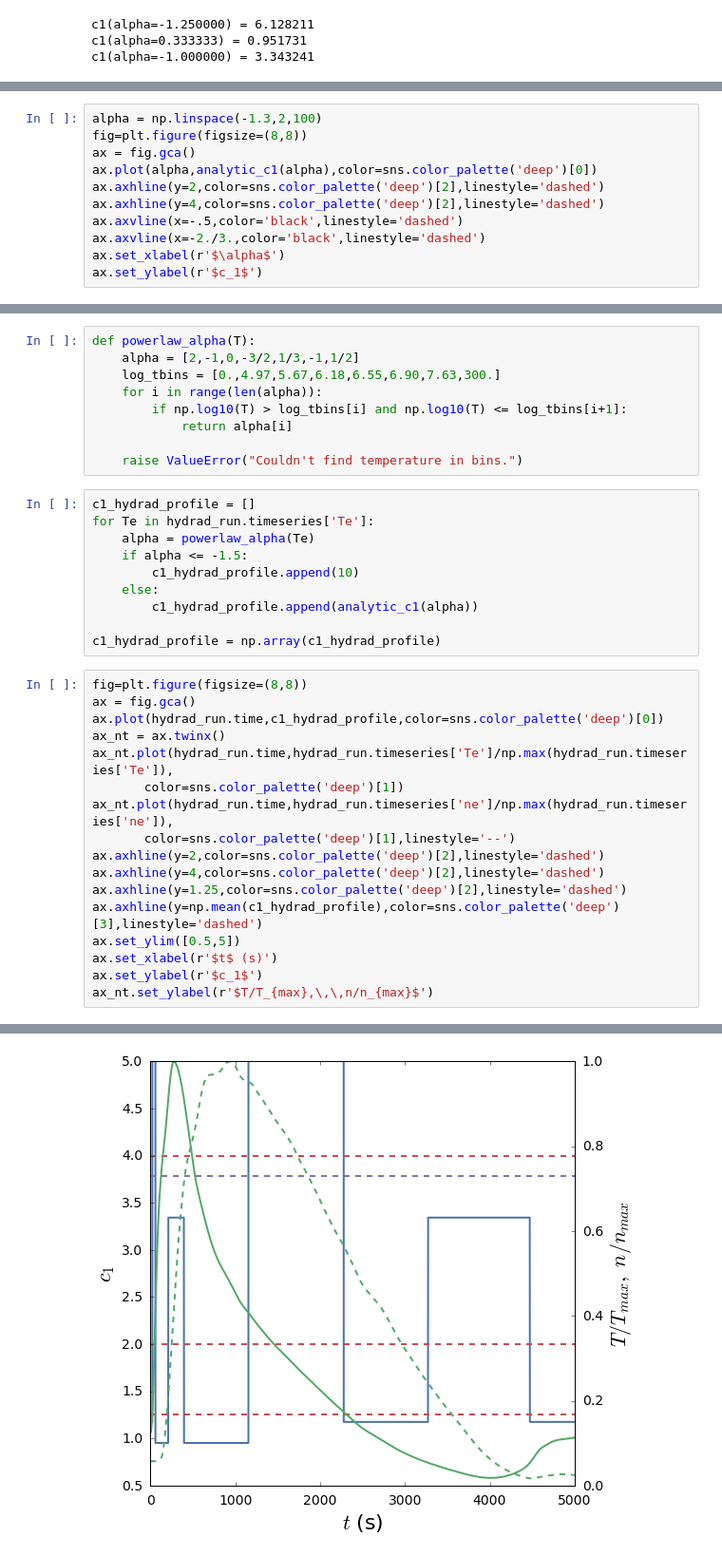
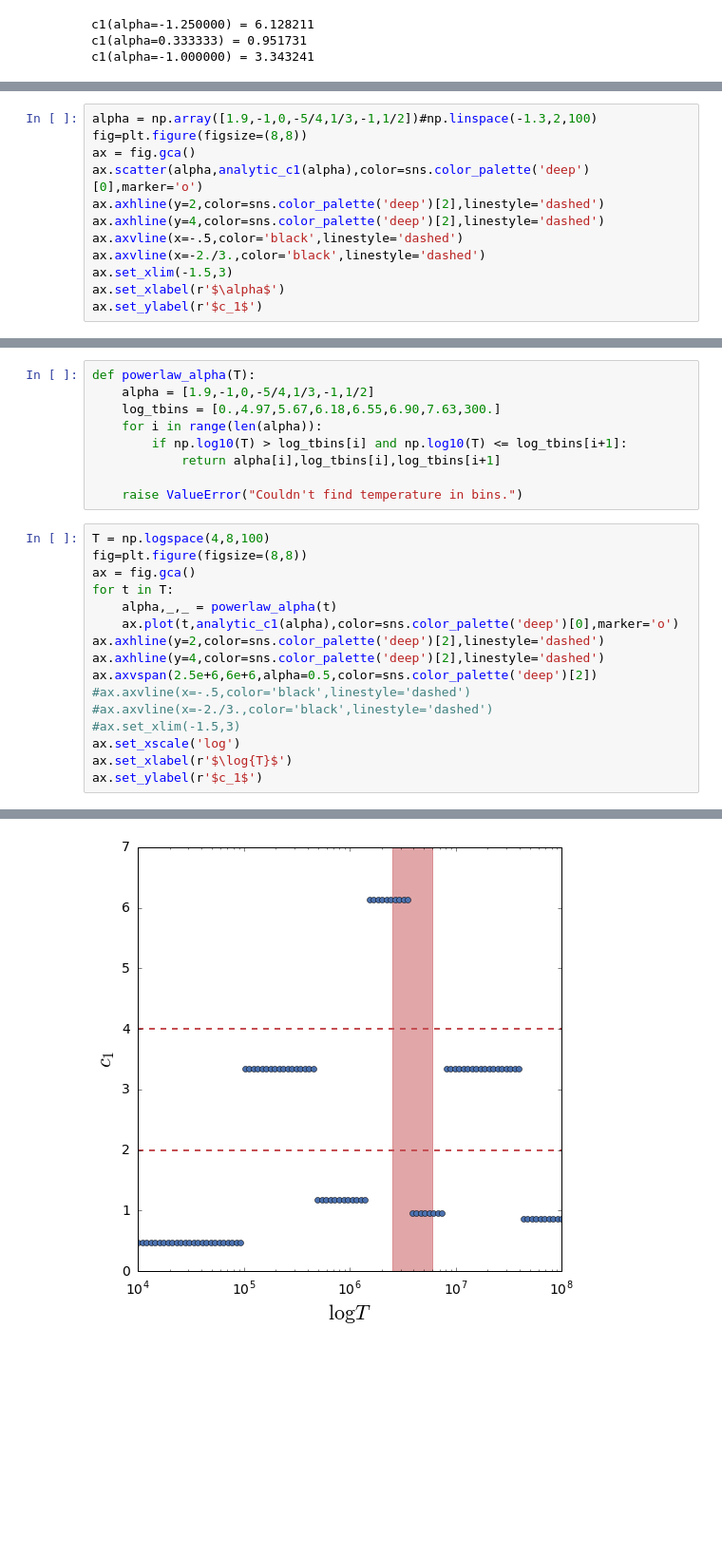
Before and after one commit to wtbarnes/research_notebook, a Jupyter notebook: EBTEL/c1_ratio_testing.ipynb, the cells around one changed output, grey strips where cells are left out. Shown at 95% size. Cells and saved outputs as stored; diff of their text form; blank space fills up the shorter version.

```diff
--- a/EBTEL/c1_ratio_testing.ipynb
+++ b/EBTEL/c1_ratio_testing.ipynb
@@ -449,12 +488,13 @@ c1(alpha=-1.000000) = 3.343241
 # %%
-alpha = np.linspace(-1.3,2,100)
+alpha = np.array([1.9,-1,0,-5/4,1/3,-1,1/2])#np.linspace(-1.3,2,100)
 fig=plt.figure(figsize=(8,8))
 ax = fig.gca()
-ax.plot(alpha,analytic_c1(alpha),color=sns.color_palette('deep')[0])
+ax.scatter(alpha,analytic_c1(alpha),color=sns.color_palette('deep')[0],marker='o')
 ax.axhline(y=2,color=sns.color_palette('deep')[2],linestyle='dashed')
 ax.axhline(y=4,color=sns.color_palette('deep')[2],linestyle='dashed')
 ax.axvline(x=-.5,color='black',linestyle='dashed')
 ax.axvline(x=-2./3.,color='black',linestyle='dashed')
+ax.set_xlim(-1.5,3)
 ax.set_xlabel(r'$\alpha$')
 ax.set_ylabel(r'$c_1$')
 # %% [output]
@@ -468,39 +505,28 @@ Define a function to return $\alpha$ based on the Raymond-Klimchuk loss function
 # %%
 def powerlaw_alpha(T):
-    alpha = [2,-1,0,-3/2,1/3,-1,1/2]
+    alpha = [1.9,-1,0,-5/4,1/3,-1,1/2]
     log_tbins = [0.,4.97,5.67,6.18,6.55,6.90,7.63,300.]
     for i in range(len(alpha)):
         if np.log10(T) > log_tbins[i] and np.log10(T) <= log_tbins[i+1]:
-            return alpha[i]
+            return alpha[i],log_tbins[i],log_tbins[i+1]
 
     raise ValueError("Couldn't find temperature in bins.")
-# %%
-c1_hydrad_profile = []
-for Te in hydrad_run.timeseries['Te']:
-    alpha = powerlaw_alpha(Te)
-    if alpha <= -1.5:
-        c1_hydrad_profile.append(10)
-    else:
-        c1_hydrad_profile.append(analytic_c1(alpha))
-
-c1_hydrad_profile = np.array(c1_hydrad_profile)
 # %%
+T = np.logspace(4,8,100)
 fig=plt.figure(figsize=(8,8))
 ax = fig.gca()
-ax.plot(hydrad_run.time,c1_hydrad_profile,color=sns.color_palette('deep')[0])
-ax_nt = ax.twinx()
-ax_nt.plot(hydrad_run.time,hydrad_run.timeseries['Te']/np.max(hydrad_run.timeseries['Te']),
-       color=sns.color_palette('deep')[1])
-ax_nt.plot(hydrad_run.time,hydrad_run.timeseries['ne']/np.max(hydrad_run.timeseries['ne']),
-       color=sns.color_palette('deep')[1],linestyle='--')
+for t in T:
+    alpha,_,_ = powerlaw_alpha(t)
+    ax.plot(t,analytic_c1(alpha),color=sns.color_palette('deep')[0],marker='o')
 ax.axhline(y=2,color=sns.color_palette('deep')[2],linestyle='dashed')
 ax.axhline(y=4,color=sns.color_palette('deep')[2],linestyle='dashed')
-ax.axhline(y=1.25,color=sns.color_palette('deep')[2],linestyle='dashed')
-ax.axhline(y=np.mean(c1_hydrad_profile),color=sns.color_palette('deep')[3],linestyle='dashed')
-ax.set_ylim([0.5,5])
-ax.set_xlabel(r'$t$ (s)')
+ax.axvspan(2.5e+6,6e+6,alpha=0.5,color=sns.color_palette('deep')[2])
+#ax.axvline(x=-.5,color='black',linestyle='dashed')
+#ax.axvline(x=-2./3.,color='black',linestyle='dashed')
+#ax.set_xlim(-1.5,3)
+ax.set_xscale('log')
+ax.set_xlabel(r'$\log{T}$')
 ax.set_ylabel(r'$c_1$')
-ax_nt.set_ylabel(r'$T/T_{max},\,\,n/n_{max}$')
 # %% [output]
 <matplotlib.text.Text at 0x...>
-[figure, old version]
+[figure, new version]
```
Also changed, not shown: parts of 50 cells of this notebook, 7 other files.
